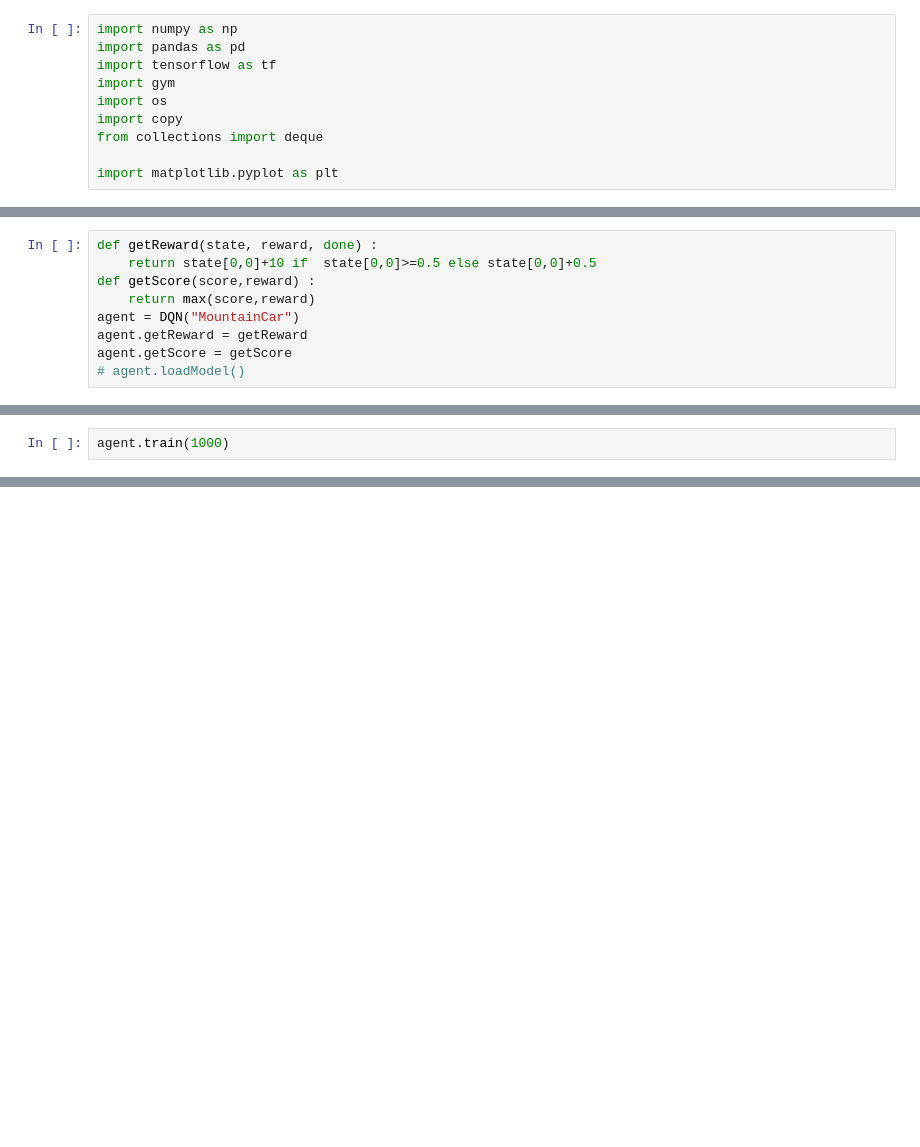
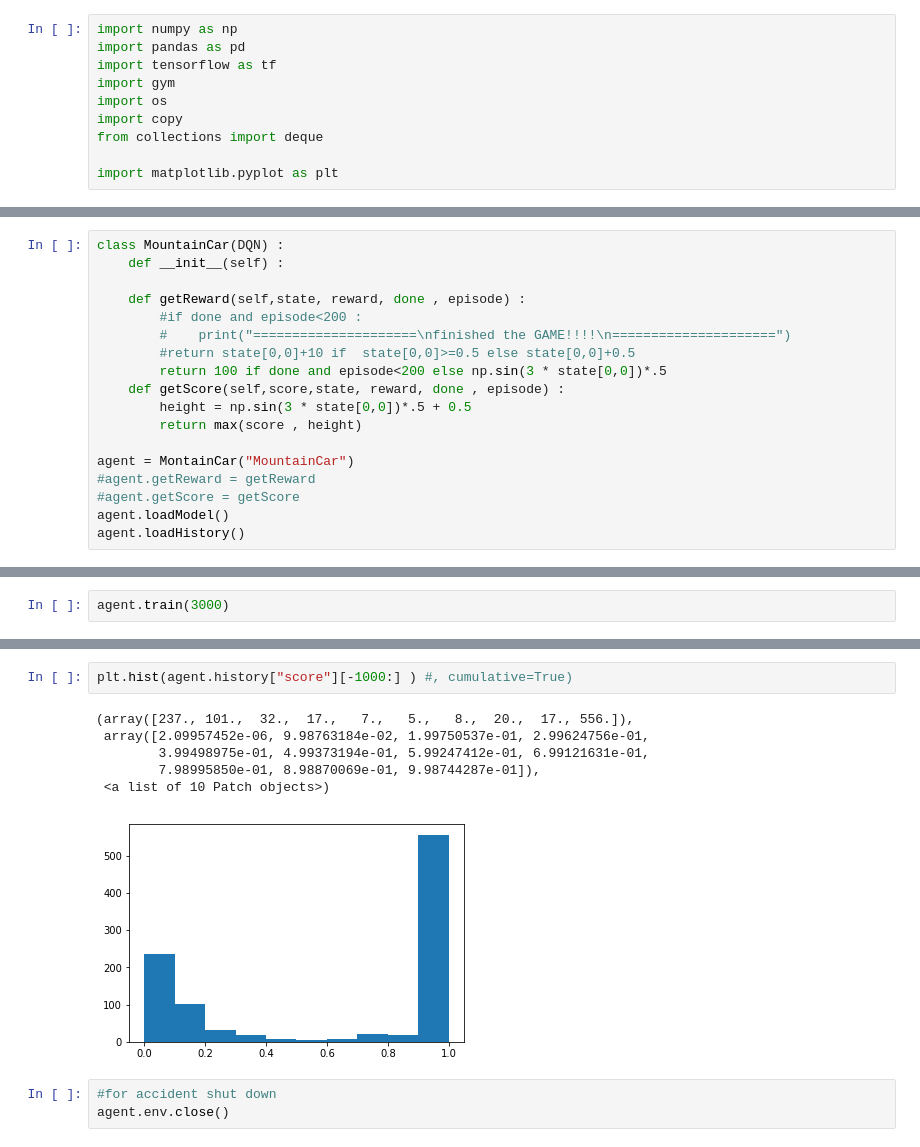
Before and after one commit to severinzhong/ML-study, a Jupyter notebook: DQN.ipynb, the cells around one changed output, grey strips where cells are left out. Drawn from its saved outputs; the diff is of its cells as text; blank space fills up the shorter version.

```diff
--- a/DQN.ipynb
+++ b/DQN.ipynb
@@ -144,13 +159,22 @@ class DQN() :
         self.env.close()
 # %%
-def getReward(state, reward, done) :
-    return state[0,0]+10 if  state[0,0]>=0.5 else state[0,0]+0.5
-def getScore(score,reward) :
-    return max(score,reward)
-agent = DQN("MountainCar")
-agent.getReward = getReward
-agent.getScore = getScore
-# agent.loadModel()
+class MountainCar(DQN) :
+    def __init__(self) :
+
+    def getReward(self,state, reward, done , episode) :
+        #if done and episode<200 :
+        #    print("=====================\nfinished the GAME!!!!\n=====================")
+        #return state[0,0]+10 if  state[0,0]>=0.5 else state[0,0]+0.5
+        return 100 if done and episode<200 else np.sin(3 * state[0,0])*.5
+    def getScore(self,score,state, reward, done , episode) :
+        height = np.sin(3 * state[0,0])*.5 + 0.5
+        return max(score , height)
+
+agent = MontainCar("MountainCar")
+#agent.getReward = getReward
+#agent.getScore = getScore
+agent.loadModel()
+agent.loadHistory()
 # %% [output]
 _________________________________________________________________
 Layer (type)                 Output Shape              Param #
@@ -171,3 +206,3 @@ build model DQN-MountainCar success
 # %%
-agent.train(1000)
+agent.train(3000)
 # %% [output]
@@ -194,0 +239,12 @@ plt.plot(agent.history["score"])
+# %%
+plt.hist(agent.history["score"][-1000:] ) #, cumulative=True)
+# %% [output]
+(array([237., 101.,  32.,  17.,   7.,   5.,   8.,  20.,  17., 556.]),
+ array([2.09957452e-06, 9.98763184e-02, 1.99750537e-01, 2.99624756e-01,
+        3.99498975e-01, 4.99373194e-01, 5.99247412e-01, 6.99121631e-01,
+        7.98995850e-01, 8.98870069e-01, 9.98744287e-01]),
+ <a list of 10 Patch objects>)
+[figure, added]
+# %%
+#for accident shut down
+agent.env.close()
```
Also changed, not shown: parts of 8 cells of this notebook.
